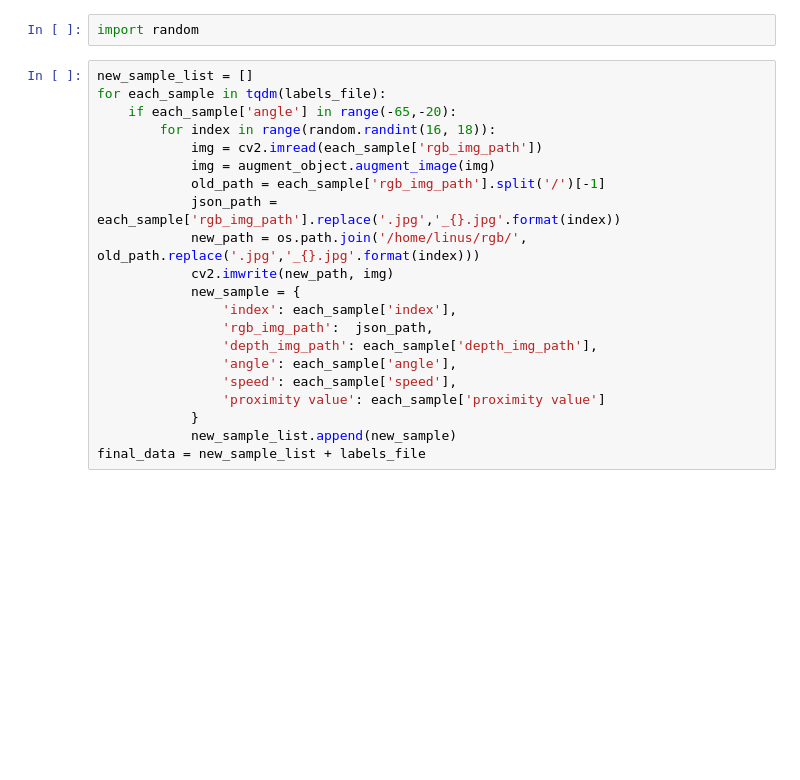
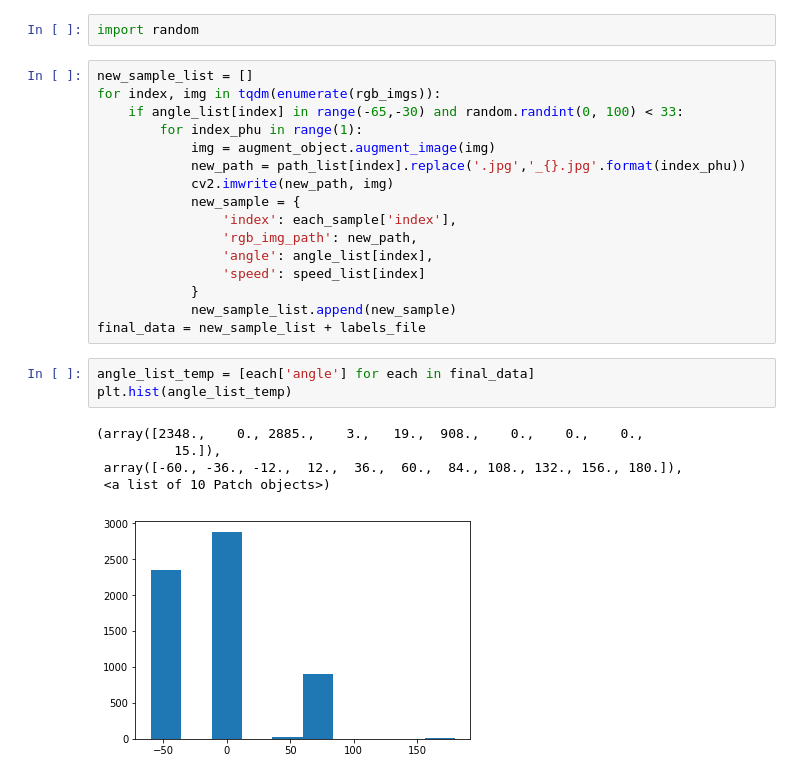
Before and after one commit to hit-haui/model_notTrashCar, a Jupyter notebook: data_normalize.ipynb, the cells around one changed output. Cells and saved outputs as stored; diff of their text form; blank space fills up the shorter version.

```diff
--- a/data_normalize.ipynb
+++ b/data_normalize.ipynb
@@ -84,22 +113,26 @@ left, right
 import random
 # %%
 new_sample_list = []
-for each_sample in tqdm(labels_file):
-    if each_sample['angle'] in range(-65,-20):
-        for index in range(random.randint(16, 18)):
-            img = cv2.imread(each_sample['rgb_img_path'])
+for index, img in tqdm(enumerate(rgb_imgs)):
+    if angle_list[index] in range(-65,-30) and random.randint(0, 100) < 33:
+        for index_phu in range(1):
             img = augment_object.augment_image(img)
-            old_path = each_sample['rgb_img_path'].split('/')[-1]
-            json_path = each_sample['rgb_img_path'].replace('.jpg','_{}.jpg'.format(index))
-            new_path = os.path.join('/home/linus/rgb/', old_path.replace('.jpg','_{}.jpg'.format(index)))
+            new_path = path_list[index].replace('.jpg','_{}.jpg'.format(index_phu))
             cv2.imwrite(new_path, img)
             new_sample = {
                 'index': each_sample['index'],
-                'rgb_img_path':  json_path,
-                'depth_img_path': each_sample['depth_img_path'],
-                'angle': each_sample['angle'],
-                'speed': each_sample['speed'],
-                'proximity value': each_sample['proximity value']
+                'rgb_img_path': new_path,
+                'angle': angle_list[index],
+                'speed': speed_list[index]
             }
             new_sample_list.append(new_sample)
 final_data = new_sample_list + labels_file
+# %%
+angle_list_temp = [each['angle'] for each in final_data]
+plt.hist(angle_list_temp)
+# %% [output]
+(array([2348.,    0., 2885.,    3.,   19.,  908.,    0.,    0.,    0.,
+          15.]),
+ array([-60., -36., -12.,  12.,  36.,  60.,  84., 108., 132., 156., 180.]),
+ <a list of 10 Patch objects>)
+[figure, added]
```
Also changed, not shown: parts of 17 cells of this notebook.
